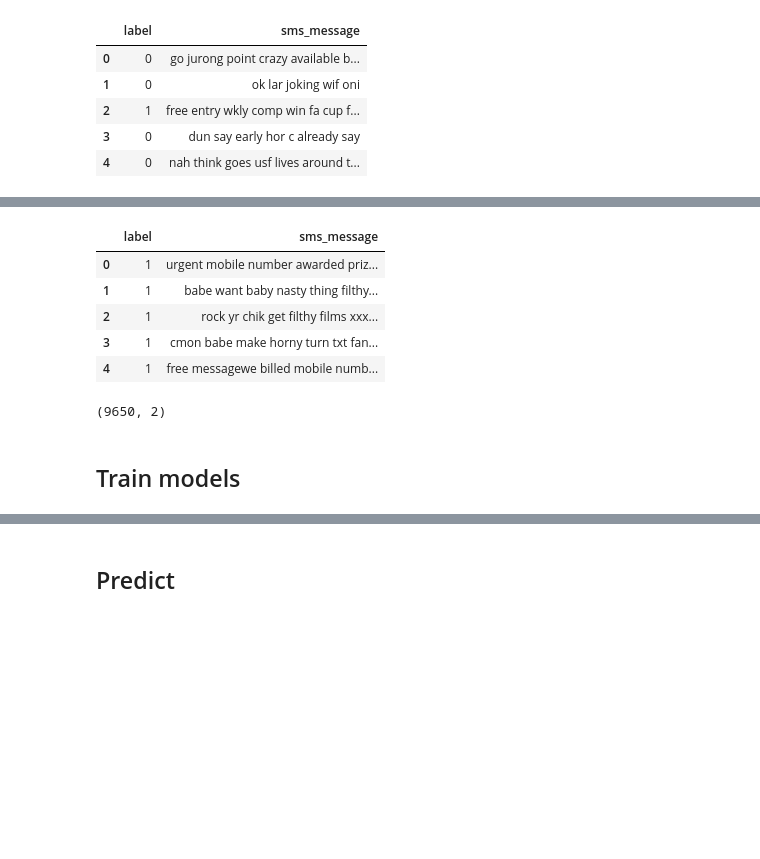
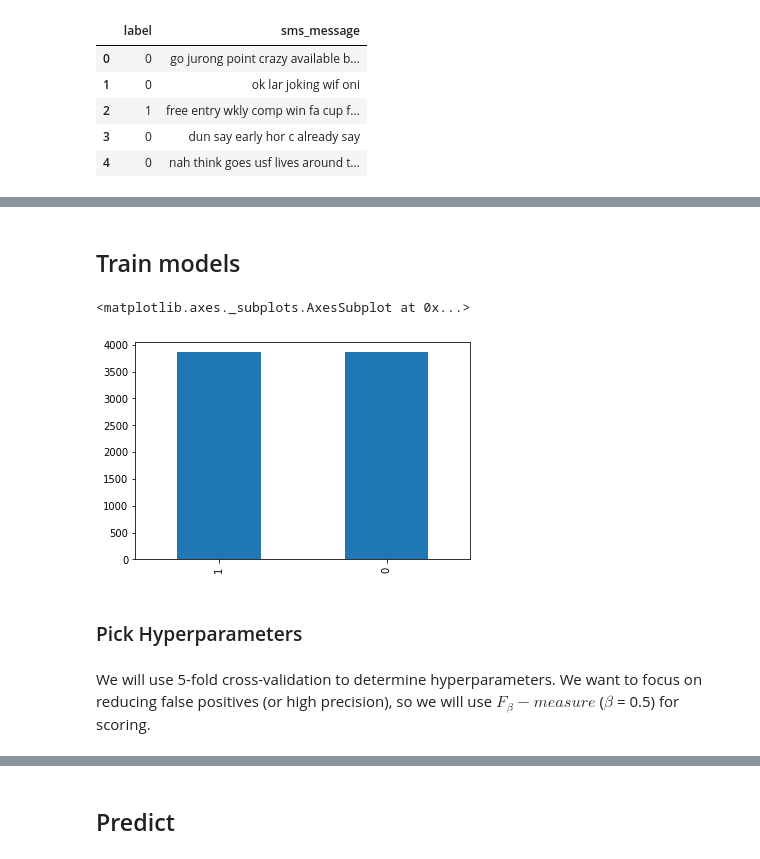
Before and after one commit to naveenkarya/SMSSpamDetection, a Jupyter notebook: Spam_Detection.ipynb, the cells around one changed output, grey strips where cells are left out. Saved outputs shown, nothing was run; the diff lists cells and outputs as text; code cells hidden in the pictures; blank space fills up the shorter version.

```diff
--- a/Spam_Detection.ipynb
+++ b/Spam_Detection.ipynb
@@ -192,16 +188,3 @@ oversampled_df['label'].value_counts().plot(kind='bar')
-# %%
-oversampled_df.head()
-# %% [output]
-|  | label | sms_message |
-| 0 | 1 | urgent mobile number awarded priz... |
-| 1 | 1 | babe want baby nasty thing filthy... |
-| 2 | 1 | rock yr chik get filthy films xxx... |
-| 3 | 1 | cmon babe make horny turn txt fan... |
-| 4 | 1 | free messagewe billed mobile numb... |
-# %%
-oversampled_df.shape
-# %% [output]
-(9650, 2)
 # %% [markdown]
 ## Train models
 # %%
@@ -211,3 +194,16 @@ test = oversampled_df.loc[oversampled_df.index.difference(train.index)]
+# %%
+# Apply oversampling to fix class imbalance
+ham_count, spam_count = train['label'].value_counts()
+ham = train[train['label'] == 0]
+spam = train[train['label'] == 1]
+
+spam_oversampled = spam.sample(ham_count, replace=True)
+train_oversampled = pd.concat([spam_oversampled, ham], axis=0)
+train_oversampled.reset_index(inplace=True, drop=True)
+train_oversampled['label'].value_counts().plot(kind='bar')
+# %% [output]
+<matplotlib.axes._subplots.AxesSubplot at 0x...>
+[figure, added]
 # %%
 # Create feature matrix
 vectorizer = TfidfVectorizer()
@@ -220,3 +217,7 @@ x_tst_mat = vectorizer.transform(test['sms_message'])
 def train_models(models, Xtrain, Ytrain):
     for model_name, model in models.items():
         model.fit(Xtrain, Ytrain)
+# %% [markdown]
+### Pick Hyperparameters
+# %% [markdown]
+We will use 5-fold cross-validation to determine hyperparameters. We want to focus on reducing false positives (or high precision), so we will use $F_\beta-measure$ ($\beta$ = 0.5) for scoring.
```
Also changed, not shown: parts of 71 cells of this notebook.
